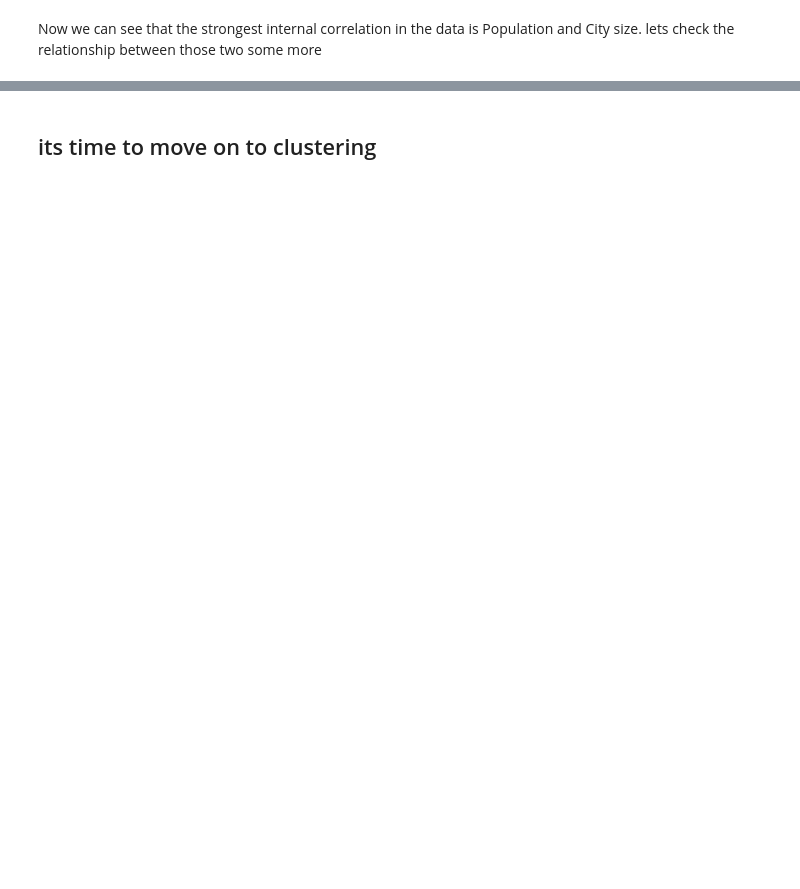
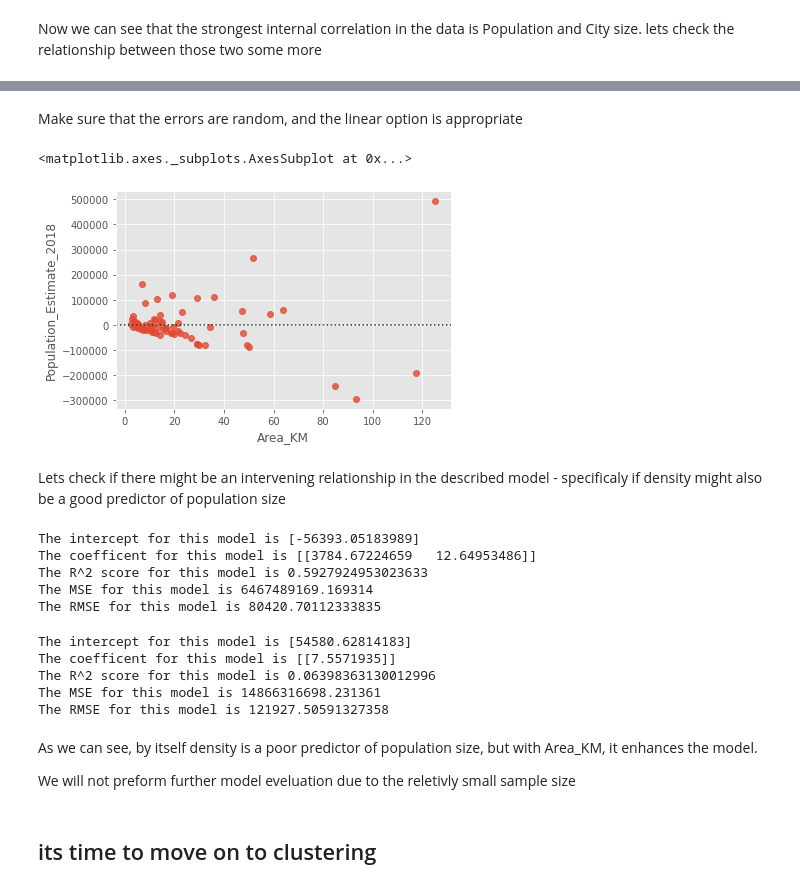
Before and after one commit to guy6400/Coursera_Capstone, a Jupyter notebook: Capstone_Project_Final.ipynb, the cells around one changed output, grey strips where cells are left out. Cells and saved outputs as stored; diff of their text form; code cells hidden in the pictures; blank space fills up the shorter version.

```diff
--- a/Capstone_Project_Final.ipynb
+++ b/Capstone_Project_Final.ipynb
@@ -1149,3 +1157,57 @@ Now weve established Socio-Economic City status is not meaningfully correlated t
+# %% [markdown]
+Make sure that the errors are random, and the linear option is appropriate
+# %%
+sns.residplot(x="Area_KM", y='Population_Estimate_2018', data=Israel_venues_uni)
+# %% [output]
+<matplotlib.axes._subplots.AxesSubplot at 0x...>
+[figure, added]
+# %% [markdown]
+Lets check if there might be an intervening relationship in the described model - specificaly if density might also be a good predictor of population size
+# %%
+x = Israel_venues_uni[["Area_KM",'Density_Per_KM']]
+y = Israel_venues_uni[['Population_Estimate_2018']]
+lm=LinearRegression()
+lm.fit(x,y)
+
+Yhat= lm.predict(x)
+rms = sqrt(mean_squared_error(y,Yhat))
+
+
+print('The intercept for this model is' ,lm.intercept_)
+print('The coefficent for this model is' , lm.coef_)
+print('The R^2 score for this model is' ,lm.score(x, y))
+print('The MSE for this model is' ,mean_squared_error(y,Yhat))
+print('The RMSE for this model is' ,rms)
+# %% [output]
+The intercept for this model is [-56393.05183989]
+The coefficent for this model is [[3784.67224659   12.64953486]]
+The R^2 score for this model is 0.5927924953023633
+The MSE for this model is 6467489169.169314
+The RMSE for this model is 80420.70112333835
+# %%
+x = Israel_venues_uni[['Density_Per_KM']]
+y = Israel_venues_uni[['Population_Estimate_2018']]
+lm=LinearRegression()
+lm.fit(x,y)
+
+Yhat = lm.predict(x)
+rms = sqrt(mean_squared_error(y,Yhat))
+
+print('The intercept for this model is' ,lm.intercept_)
+print('The coefficent for this model is' , lm.coef_)
+print('The R^2 score for this model is' ,lm.score(x, y))
+print('The MSE for this model is' ,mean_squared_error(y,Yhat))
+print('The RMSE for this model is' ,rms)
+# %% [output]
+The intercept for this model is [54580.62814183]
+The coefficent for this model is [[7.5571935]]
+The R^2 score for this model is 0.06398363130012996
+The MSE for this model is 14866316698.231361
+The RMSE for this model is 121927.50591327358
+# %% [markdown]
+As we can see, by itself density is a poor predictor of population size, but with Area_KM, it enhances the model.
+
+We will not preform further model eveluation due to the reletivly small sample size
 # %% [markdown]
 ## its time to move on to clustering
 # %%
```
Also changed, not shown: parts of 49 cells of this notebook.
